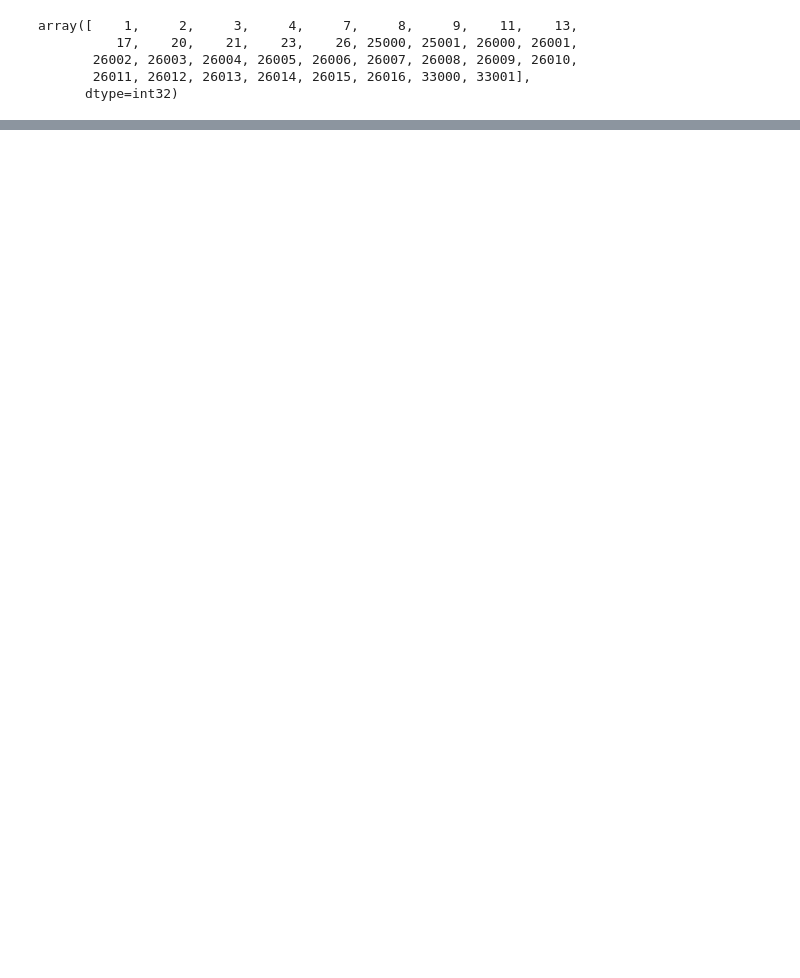
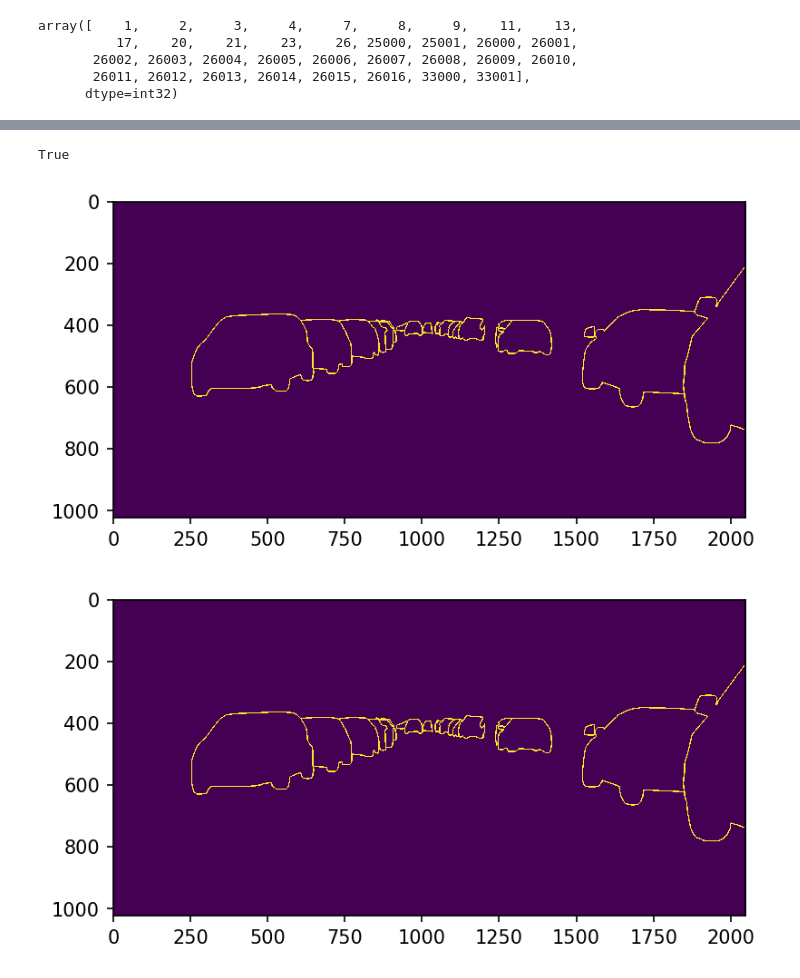
Before and after one commit to haruishi43/py-edge-eval, a Jupyter notebook: notebooks/test_seg2mask_cityscapes.ipynb, the cells around one changed output, grey strips where cells are left out. Drawn from its saved outputs; the diff is of its cells as text; code cells hidden in the pictures; blank space fills up the shorter version.

```diff
--- a/notebooks/test_seg2mask_cityscapes.ipynb
+++ b/notebooks/test_seg2mask_cityscapes.ipynb
@@ -166,0 +311,34 @@ _ = instance_insensitive_seg2edges(
+# %%
+out_cv2 = loop_instance_mask2edge(
+    mask=m,
+    inst_mask=inst,
+    inst_labelIds=inst_labelIds,
+    radius=2,
+    ignore_labelIds=[2, 3],
+    use_cv2=True,
+    quality=0,
+)
+
+out_scipy = loop_instance_mask2edge(
+    mask=m,
+    inst_mask=inst,
+    inst_labelIds=inst_labelIds,
+    radius=2,
+    ignore_labelIds=[2, 3],
+    use_cv2=False,
+    quality=0,
+)
+
+print((out_cv2 == out_scipy).all())
+
+plt.imshow(out_cv2[26], interpolation='nearest')
+plt.gcf().set_dpi(150)
+plt.show()
+
+plt.imshow(out_scipy[26], interpolation='nearest')
+plt.gcf().set_dpi(150)
+plt.show()
+# %% [output]
+True
+[figure, added]
+[figure, added]
```
Also changed, not shown: parts of 27 cells of this notebook, 25 other files.
